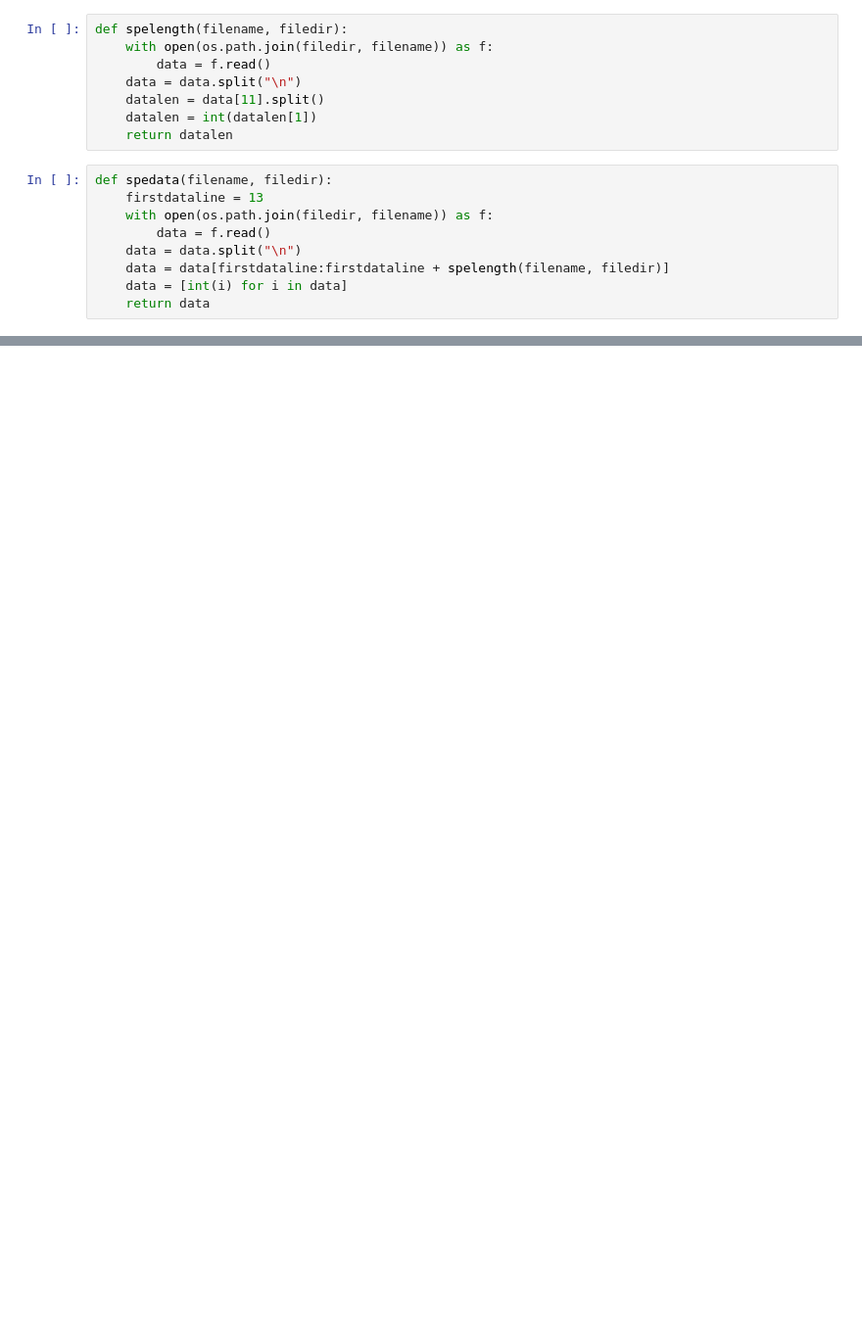
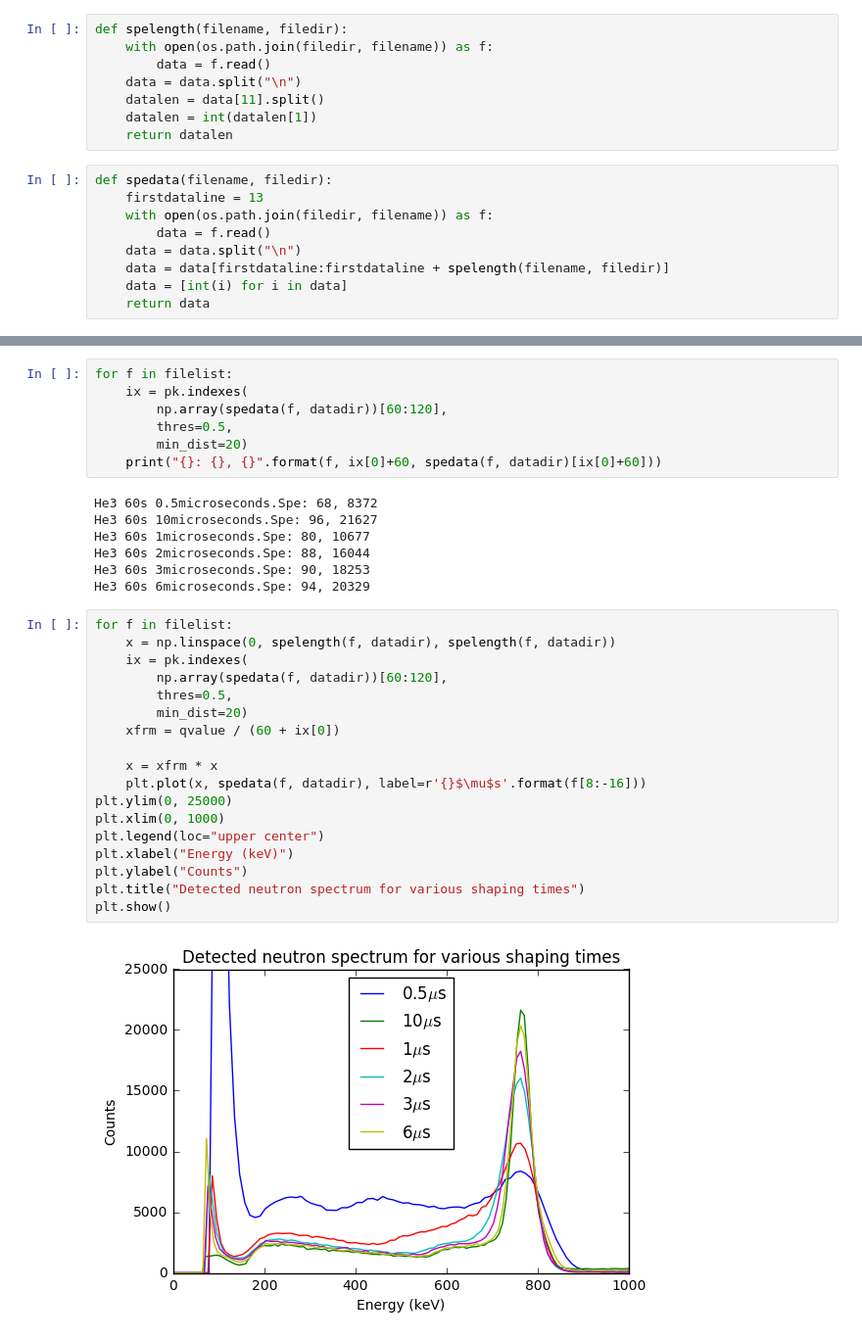
Before and after one commit to piovere/nucnotes, a Jupyter notebook: ne550/Lab 10/lab10.ipynb, the cells around one changed output, grey strips where cells are left out. Shown: that part at 98% size. Cells and saved outputs as stored; diff of their text form; blank space fills up the shorter version.

```diff
--- a/ne550/Lab 10/lab10.ipynb
+++ b/ne550/Lab 10/lab10.ipynb
@@ -38,0 +52,34 @@ len(spedata("He3 60s 0.5microseconds.Spe", datadir))
+# %%
+for f in filelist:
+    ix = pk.indexes(
+        np.array(spedata(f, datadir))[60:120],
+        thres=0.5,
+        min_dist=20)
+    print("{}: {}, {}".format(f, ix[0]+60, spedata(f, datadir)[ix[0]+60]))
+# %% [output]
+He3 60s 0.5microseconds.Spe: 68, 8372
+He3 60s 10microseconds.Spe: 96, 21627
+He3 60s 1microseconds.Spe: 80, 10677
+He3 60s 2microseconds.Spe: 88, 16044
+He3 60s 3microseconds.Spe: 90, 18253
+He3 60s 6microseconds.Spe: 94, 20329
+# %%
+for f in filelist:
+    x = np.linspace(0, spelength(f, datadir), spelength(f, datadir))
+    ix = pk.indexes(
+        np.array(spedata(f, datadir))[60:120],
+        thres=0.5,
+        min_dist=20)
+    xfrm = qvalue / (60 + ix[0])
+
+    x = xfrm * x
+    plt.plot(x, spedata(f, datadir), label=r'{}$\mu$s'.format(f[8:-16]))
+plt.ylim(0, 25000)
+plt.xlim(0, 1000)
+plt.legend(loc="upper center")
+plt.xlabel("Energy (keV)")
+plt.ylabel("Counts")
+plt.title("Detected neutron spectrum for various shaping times")
+plt.show()
+# %% [output]
+[figure, added]
```
Also changed, not shown: parts of 23 cells of this notebook, 1 other file.
